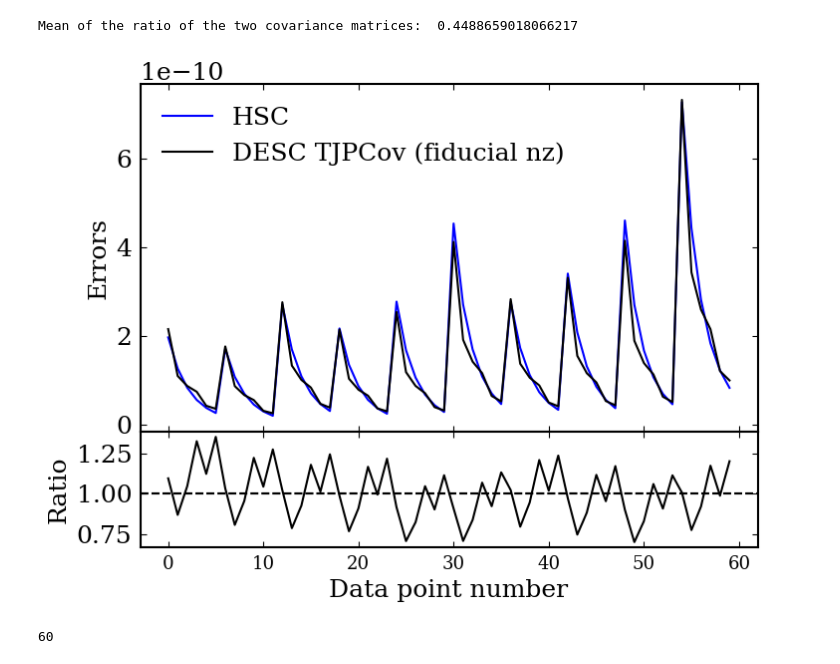
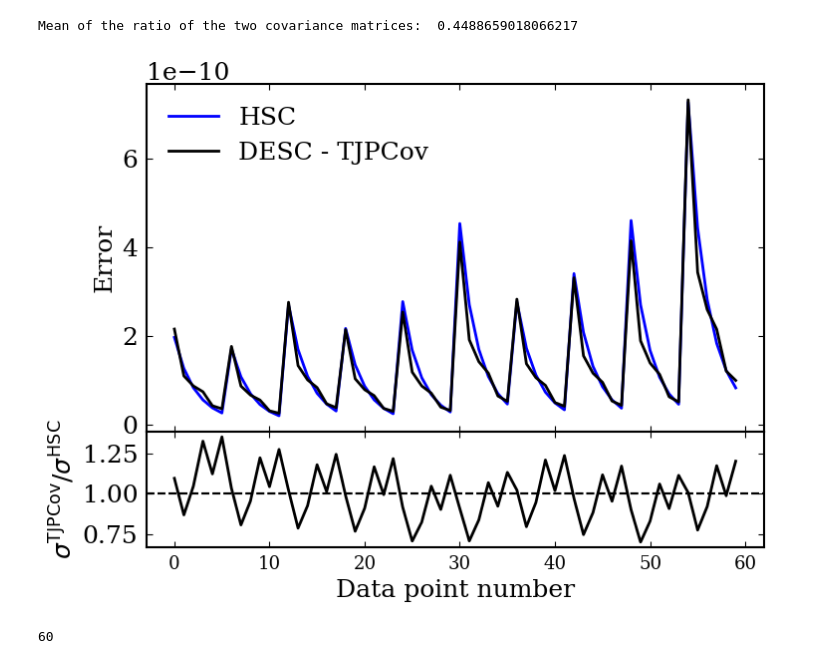
Before and after one commit to davsan06/HSC-PDR1-3x2pt-harmonic-methods, a Jupyter notebook: analysis/NBMeasurementGeneration.ipynb, the cells around one changed output. Cells and saved outputs as stored; diff of their text form; code cells hidden in the pictures.

```diff
--- a/analysis/NBMeasurementGeneration.ipynb
+++ b/analysis/NBMeasurementGeneration.ipynb
@@ -332,39 +333,45 @@ Mean of the ratio of the two covariance matrices:  0.4488659018066217
 # %%
 # Extract the diagonals of the two covariance matrices
 from cProfile import label
 
 
 diag_hsc = np.diag(covmat_hsc)
 std_hsc = np.sqrt(diag_hsc)
 diag_desc = np.diag(covmat_desc)
 std_desc = np.sqrt(diag_desc)
 # diag_desc_old = np.diag(covmat_desc_old)
 # std_desc_old = np.sqrt(diag_desc_old)
 
 # Initialize a figure with two panels, one on top for the errors and one on the bottom for the ratio with height ratio 3:1
 fig, axes = plt.subplots(2, 1, figsize=(8, 6), sharex=True, gridspec_kw={'height_ratios': [3, 1]})
 # Remove the space between the two panels
 fig.subplots_adjust(hspace=0)
 # Plot the errors and the ratio
-axes[0].plot(std_hsc, color='b',label='HSC')
-axes[0].plot(std_desc, color='k', label='DESC TJPCov (fiducial nz)')
+axes[0].plot(std_hsc, color='blue', lw = 2.0, label='HSC')
+axes[0].plot(std_desc, color='k', lw = 2.0, label='DESC - TJPCov')
 # axes[0].plot(std_desc_old, color='r',label='DESC TJPCov (naive nz)')
-axes[0].set_ylabel('Errors')
+axes[0].set_ylabel('Error')
 axes[0].legend(frameon=False)
-axes[1].plot(std_desc / std_hsc, color='k')
+axes[1].plot(std_desc / std_hsc, lw = 2.0, color='k')
 # axes[1].plot(std_desc_old / std_hsc, color='r')
 # Plot a black dashed line at 1
 axes[1].axhline(1, color='k', linestyle='--')
 # Plot a red dashed line at the mean of the ratio
 axes[1].axhline(np.mean(std_desc / std_hsc), color='k', linestyle='--')
-# axes[1].axhline(np.mean(std_desc_old / std_hsc), color='r', linestyle='--')
-axes[1].set_ylabel('Ratio')
+axes[1].set_ylabel('$\sigma^{\\text{TJPCov}} / \sigma^{\\text{HSC}}$')
 axes[1].set_xlabel('Data point number')
+
+plt.savefig('/pscratch/sd/d/davidsan/HSC-PDR1-3x2pt-harmonic-methods/figures/covariance/shear_digonal_comparison.png',
+            dpi=300,
+            bbox_inches='tight')
+plt.savefig('/pscratch/sd/d/davidsan/HSC-PDR1-3x2pt-harmonic-methods/figures/covariance/shear_digonal_comparison.pdf',
+            dpi=300,
+            bbox_inches='tight')
+
 plt.show()
 plt.close()
-plt.close()
 # %% [output]
-[figure, old version]
+[figure, new version]
 # %%
 len(sacc_desc.mean)
 # %% [output]
```
Also changed, not shown: parts of 4 cells of this notebook, 9 other files.
